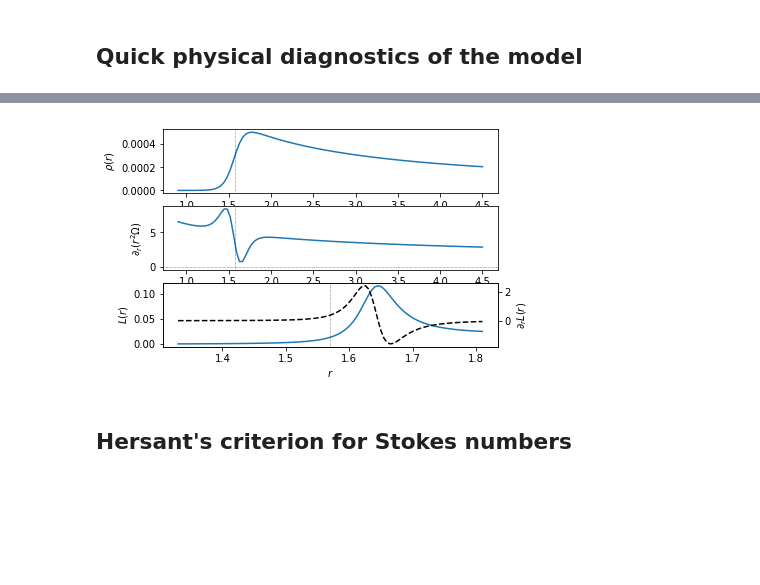
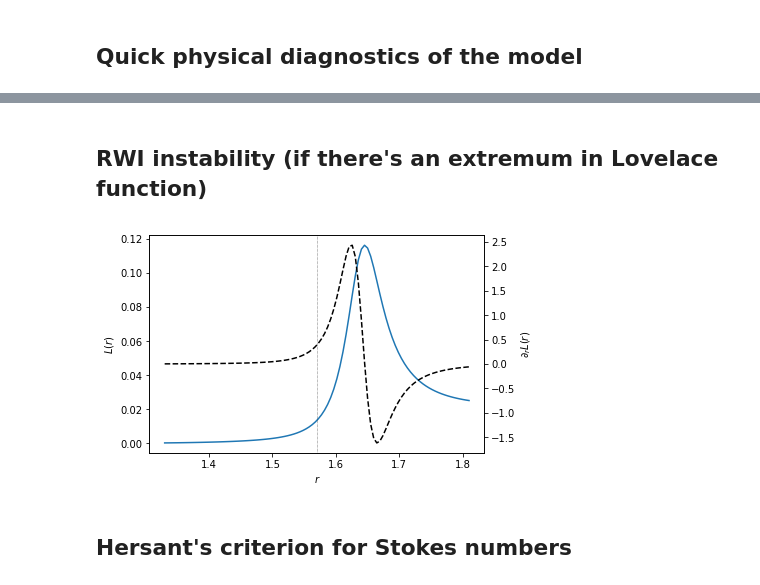
Before and after one commit to neutrinoceros/amrvac-models, a Jupyter notebook: hd142527/Theo_study.ipynb, the cells around one changed output, grey strips where cells are left out. Saved outputs shown, nothing was run; the diff lists cells and outputs as text; code cells hidden in the pictures; blank space fills up the shorter version.

Commit message:
heavy refactoring: separate figures, reorder notebook

```diff
--- a/hd142527/Theo_study.ipynb
+++ b/hd142527/Theo_study.ipynb
@@ -68,47 +111,24 @@ effective flaring index           0.833
+# %% [markdown]
+## RWI instability (if there's an extremum in Lovelace function)
 # %%
-# From test_2D_statbility.py
-# ..........................
-# plot LoveLace function
-fig, axes = plt.subplots(nrows=3, num=1)
+fig, ax = plt.subplots(num=3)
 
-fs0 = {
-    'rayleigh': my_model.rayleigh_function,
-    'density' : my_model.surface_density,
-    'omega'   : my_model.angular_velocity,
-}
-ys0 = map_functions(fs0, sample0)
-
-fs1 = {
-    'lovelace' : my_model.lovelace_function,
-    'dlovelace': my_model.lovelace_function.diff(r),
-}
-ys1 = map_functions(fs1, sample1)
-
-axes[0].plot(sample0, ys0['density'])
-axes[0].set_ylabel(r'$\rho(r)$')
-
-axes[1].plot(sample0, ys0['rayleigh'])
-axes[1].set_ylabel(r'$\partial_r (r^2\Omega)$')
-xlims = axes[1].get_xlim()
-axes[1].plot(np.linspace(*xlims, 2), np.zeros(2), ls=':', lw=0.5, c='k')
-axes[1].set_xlim(xlims)
-
-axes[2].plot(sample1, ys1['lovelace'])
-axt = axes[2].twinx()
+ax.plot(sample1, ys1['lovelace'])
+axt = ax.twinx()
 axt.plot(sample1, ys1['dlovelace'], ls='--', c='k')
-axes[2].set_ylabel(r'$L(r)$')
+ax.set_ylabel(r'$L(r)$')
 axt.set_ylabel(r'$\partial_r L(r)$')
 
-for ax in axes:
-    #mark the cavity location and add legends
-    ylims = ax.get_ylim()
-    ax.plot(usr['cavity_radius']*np.ones(2), np.linspace(*ylims, 2), ls=':', lw=0.5, c='k')
-    ax.set_ylim(*ylims)
-axes[-1].set_xlabel(r'$r$')
+
+#mark the cavity location and add legends
+ylims = ax.get_ylim()
+ax.plot(usr['cavity_radius']*np.ones(2), np.linspace(*ylims, 2), ls=':', lw=0.5, c='k')
+ax.set_ylim(*ylims)
+ax.set_xlabel(r'$r$')
 
 plt.show()
 # %% [output]
-[figure, old version]
+[figure, new version]
 # %% [markdown]
 ## Hersant's criterion for Stokes numbers
 # %%
```
Also changed, not shown: parts of 18 cells of this notebook.
